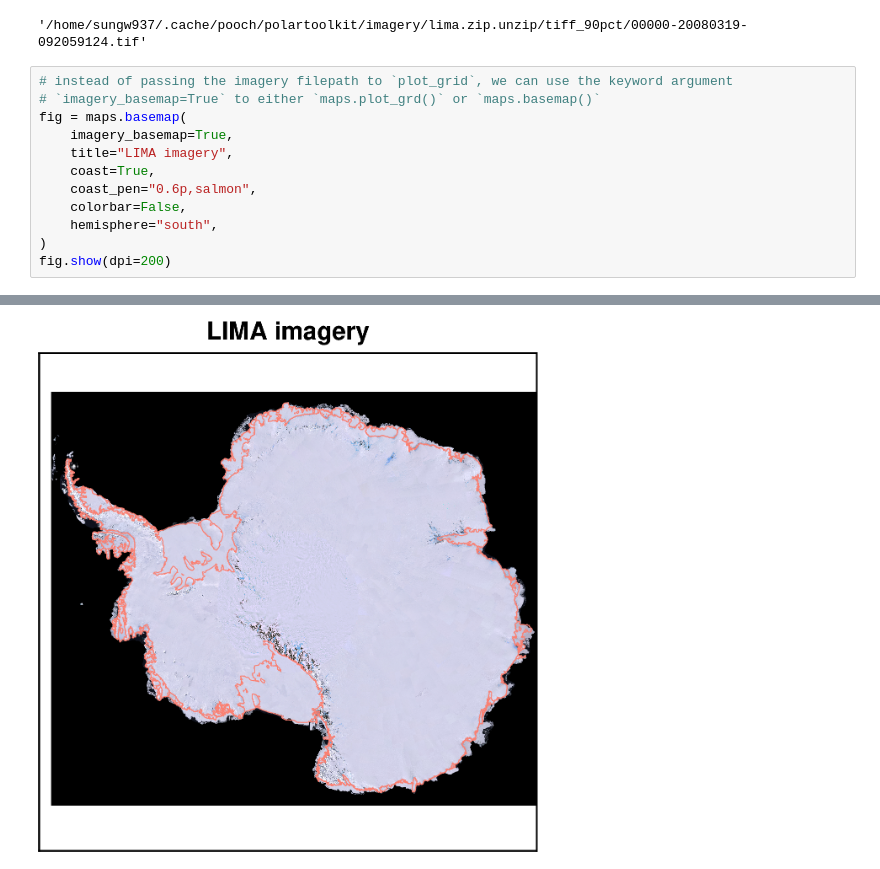
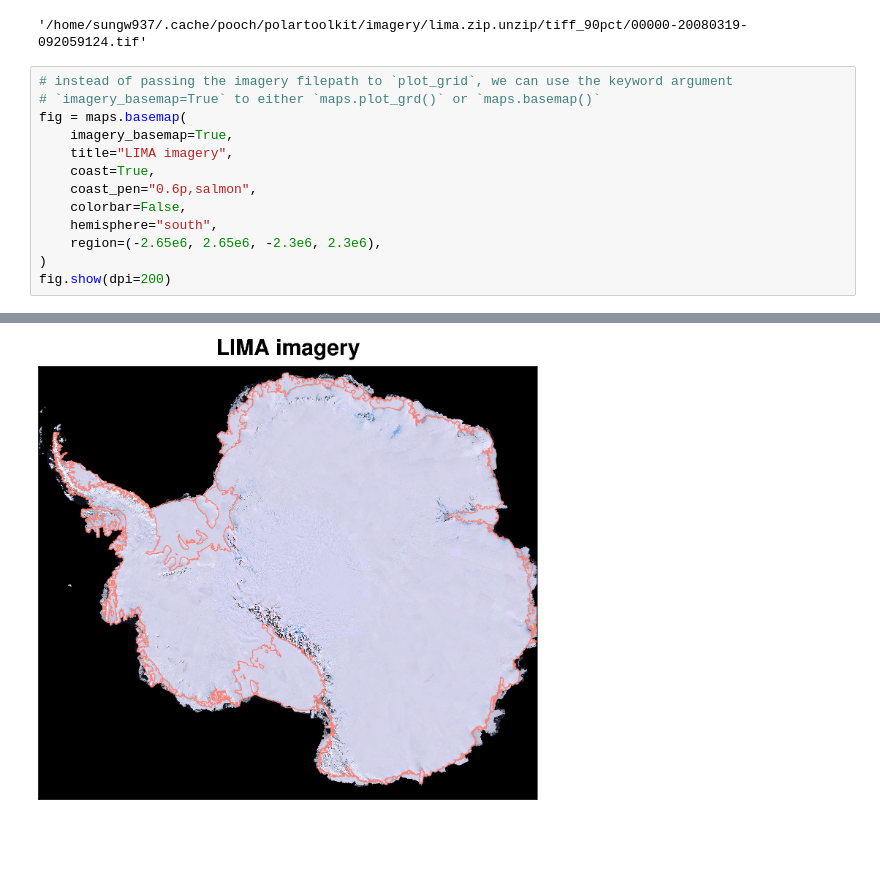
Before and after one commit to mdtanker/polartoolkit, a Jupyter notebook: docs/datasets/antarctica/imagery.ipynb, the cells around one changed output, grey strips where cells are left out. Saved outputs shown, nothing was run; the diff lists cells and outputs as text; blank space fills up the shorter version.

```diff
--- a/docs/datasets/antarctica/imagery.ipynb
+++ b/docs/datasets/antarctica/imagery.ipynb
@@ -31,6 +31,7 @@ fig = maps.basemap(
     coast_pen="0.6p,salmon",
     colorbar=False,
     hemisphere="south",
+    region=(-2.65e6, 2.65e6, -2.3e6, 2.3e6),
 )
 fig.show(dpi=200)
 # %% [output]
@@ -39 +44 @@ grdimage [WARNING]: e reset from 2800000 to 2800124.3212
-[figure, old version]
+[figure, new version]
```
Also changed, not shown: parts of 1 cell of this notebook, 49 other files.
